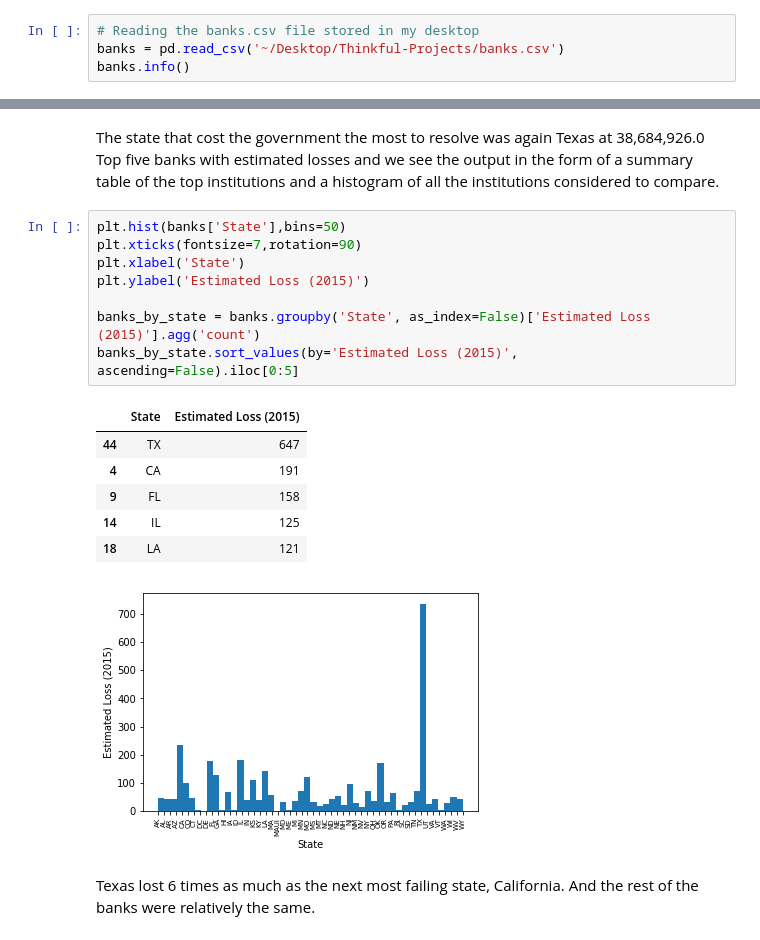
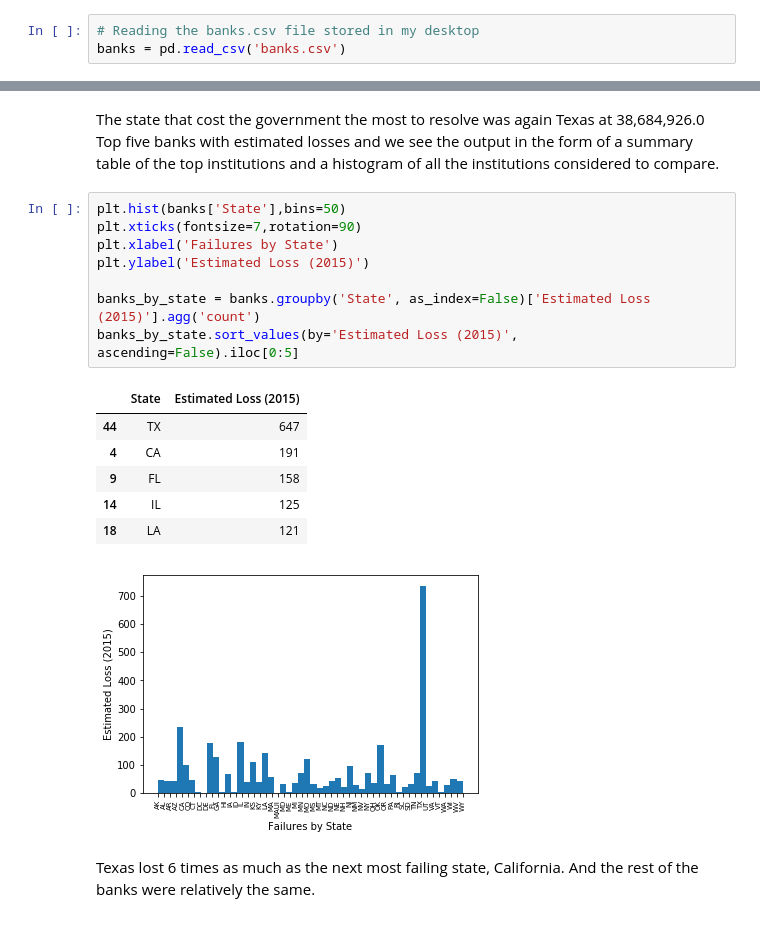
Before and after one commit to bar10009/Thinkful-Capstone-, a Jupyter notebook: Capstone Project 2018.ipynb, the cells around one changed output, grey strips where cells are left out. Drawn from its saved outputs; the diff is of its cells as text.

```diff
--- a/Capstone Project 2018.ipynb
+++ b/Capstone Project 2018.ipynb
@@ -52,4 +54,3 @@ import seaborn as sns
 # %%
 # Reading the banks.csv file stored in my desktop
-banks = pd.read_csv('~/Desktop/Thinkful-Projects/banks.csv')
-banks.info()
+banks = pd.read_csv('banks.csv')
@@ -383,19 +357,19 @@ Top five banks with estimated losses and we see the output in the form of a summ
 # %%
 plt.hist(banks['State'],bins=50)
 plt.xticks(fontsize=7,rotation=90)
-plt.xlabel('State')
+plt.xlabel('Failures by State')
 plt.ylabel('Estimated Loss (2015)')
 
 banks_by_state = banks.groupby('State', as_index=False)['Estimated Loss (2015)'].agg('count')
 banks_by_state.sort_values(by='Estimated Loss (2015)', ascending=False).iloc[0:5]
 # %% [output]
 |  | State | Estimated Loss (2015) |
 | 44 | TX | 647 |
 | 4 | CA | 191 |
 | 9 | FL | 158 |
 | 14 | IL | 125 |
 | 18 | LA | 121 |
-[figure, old version]
+[figure, new version]
 # %% [markdown]
 Texas lost 6 times as much as the next most failing state, California. And the rest of the banks were relatively the same.
 # %% [markdown]
```
Also changed, not shown: parts of 19 cells of this notebook.
